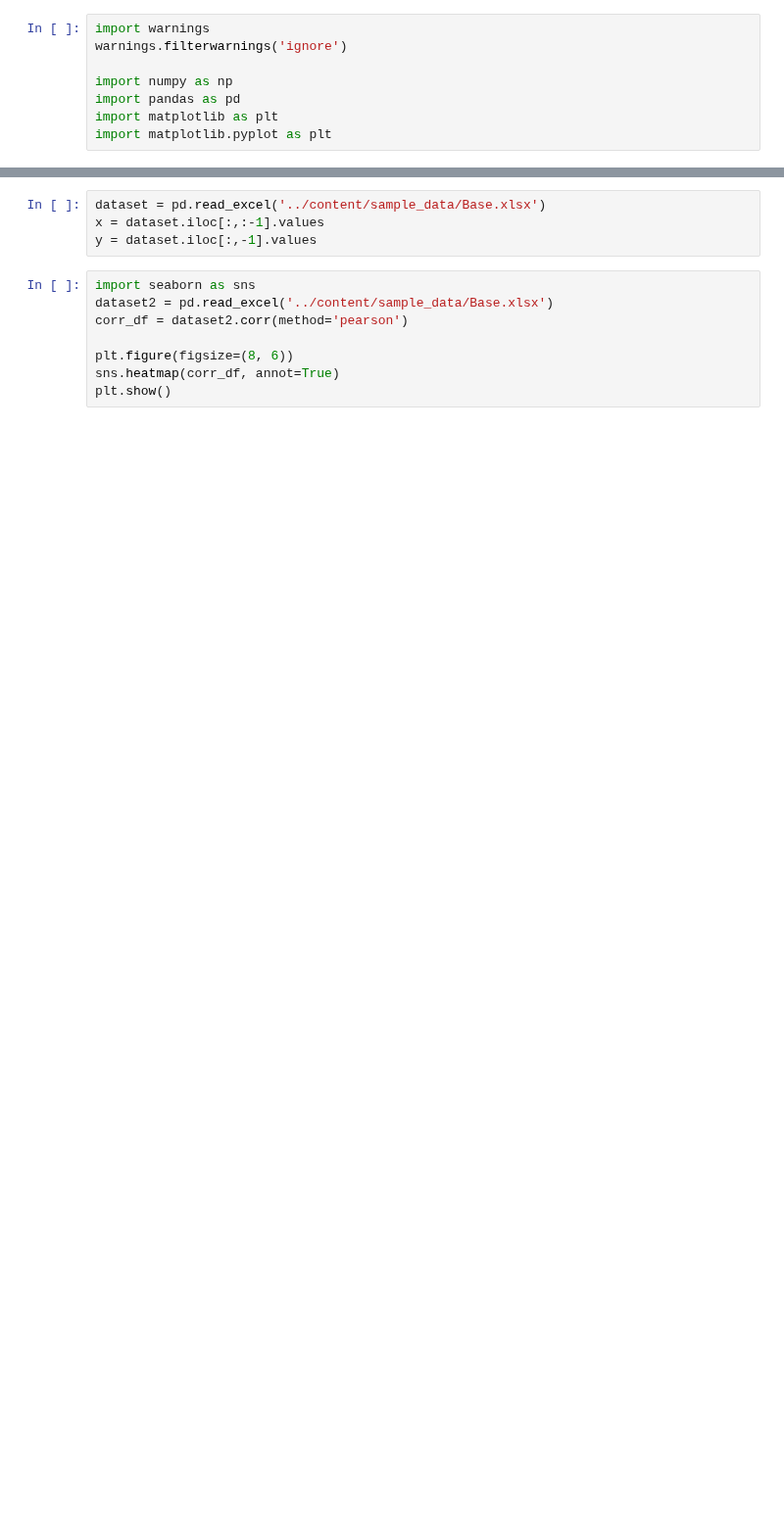
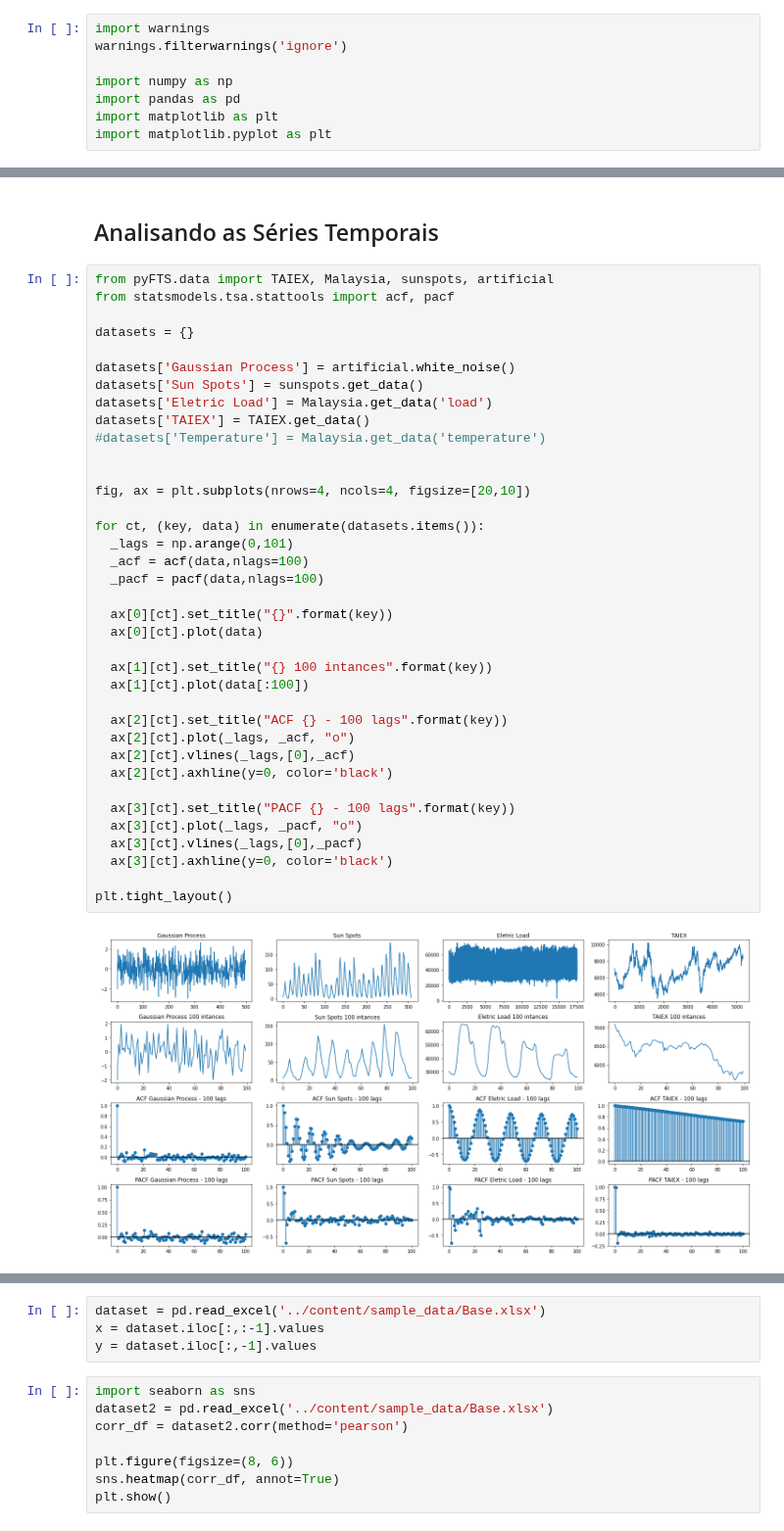
Before and after one commit to gabrielvinicios02/ExperimentsMultivariate, a Jupyter notebook: ClassificadorXGBoost.ipynb, the cells around one changed output, grey strips where cells are left out. Shown at 98% size. Cells and saved outputs as stored; diff of their text form; blank space fills up the shorter version.

```diff
--- a/ClassificadorXGBoost.ipynb
+++ b/ClassificadorXGBoost.ipynb
@@ -21,0 +58,41 @@ import matplotlib.pyplot as plt
+# %% [markdown]
+## Analisando as Séries Temporais
+# %%
+from pyFTS.data import TAIEX, Malaysia, sunspots, artificial
+from statsmodels.tsa.stattools import acf, pacf
+
+datasets = {}
+
+datasets['Gaussian Process'] = artificial.white_noise()
+datasets['Sun Spots'] = sunspots.get_data()
+datasets['Eletric Load'] = Malaysia.get_data('load')
+datasets['TAIEX'] = TAIEX.get_data()
+#datasets['Temperature'] = Malaysia.get_data('temperature')
+
+
+fig, ax = plt.subplots(nrows=4, ncols=4, figsize=[20,10])
+
+for ct, (key, data) in enumerate(datasets.items()):
+  _lags = np.arange(0,101)
+  _acf = acf(data,nlags=100)
+  _pacf = pacf(data,nlags=100)
+
+  ax[0][ct].set_title("{}".format(key))
+  ax[0][ct].plot(data)
+
+  ax[1][ct].set_title("{} 100 intances".format(key))
+  ax[1][ct].plot(data[:100])
+
+  ax[2][ct].set_title("ACF {} - 100 lags".format(key))
+  ax[2][ct].plot(_lags, _acf, "o")
+  ax[2][ct].vlines(_lags,[0],_acf)
+  ax[2][ct].axhline(y=0, color='black')
+
+  ax[3][ct].set_title("PACF {} - 100 lags".format(key))
+  ax[3][ct].plot(_lags, _pacf, "o")
+  ax[3][ct].vlines(_lags,[0],_pacf)
+  ax[3][ct].axhline(y=0, color='black')
+
+plt.tight_layout()
+# %% [output]
+[figure, added]
```
Also changed, not shown: parts of 7 cells of this notebook.
